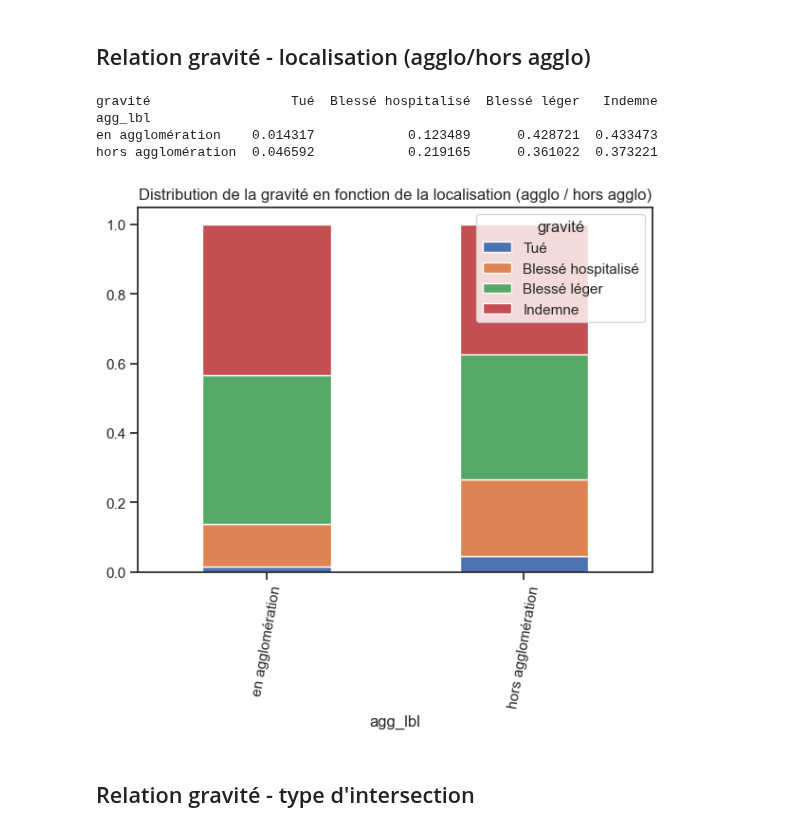
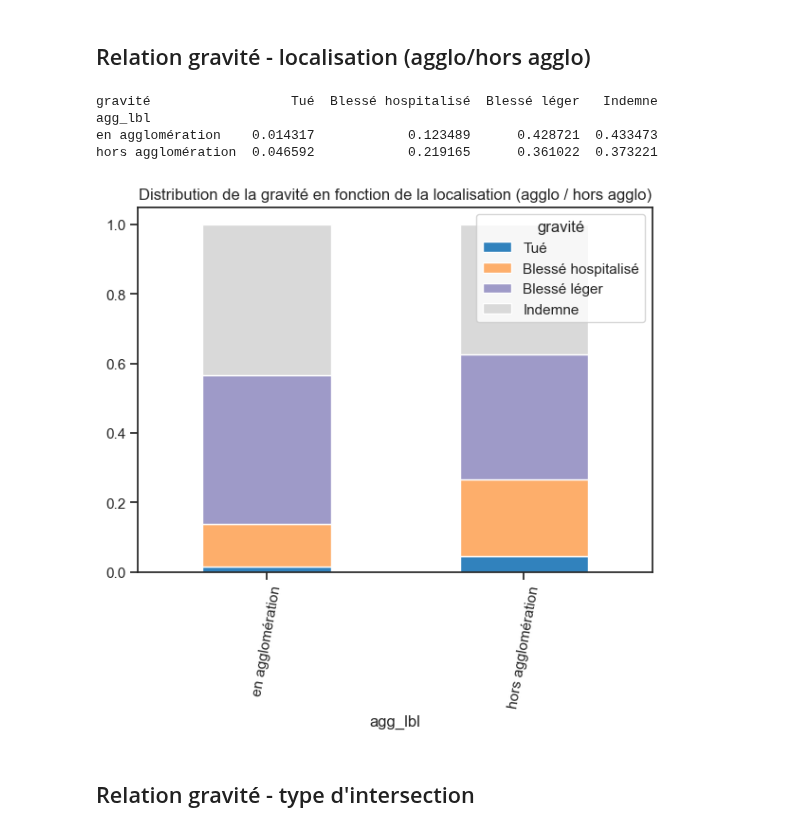
Before and after one commit to nicolascarayon/projet-accidents-routiers, a Jupyter notebook: nico_grav_caract.ipynb, the cells around one changed output. Cells and saved outputs as stored; diff of their text form; code cells hidden in the pictures.

```diff
--- a/nico_grav_caract.ipynb
+++ b/nico_grav_caract.ipynb
@@ -30,29 +28,17 @@ df = df.drop(columns=['id_vehicule', 'num_veh', 'adr', 'lat', 'long'], axis=1)
 # %% [markdown]
 ## Encodages
 # %%
-# création de 4 classes basée sur les quartiles
-# df['age'].describe()
-def get_cl_age(age):
-    if age <= 25:
-        return '0-25'
-    if 25 < age <= 37:
-        return '26-37'
-    if 37 < age <= 53:
-        return '38-53'
-    if 53 < age:
-        return '>53'
-
-df['luminosité'] = df['lum'].apply(lambda i: dr.get_labels('lum', i))
-df['gravité'] = df['grav'].apply(lambda i: dr.get_labels('grav', i))
+df['luminosité'] = df['lum'].apply(lambda i: pt.get_labels('lum', i))
+df['gravité'] = df['grav'].apply(lambda i: pt.get_labels('grav', i))
 df['age'] = 2022 - df['an_nais']
-df["classe d'age"] = [get_cl_age(age) for age in df['age']]
-df["catégorie d'utilisateur"] = df['catu'].apply(lambda i: dr.get_labels('catu', i))
-df["sexe_lbl"] = df['sexe'].apply(lambda i: dr.get_labels('sexe', i))
+df["classe d'age"] = [pt.get_cl_age(age) for age in df['age']]
+df["catégorie d'utilisateur"] = df['catu'].apply(lambda i: pt.get_labels('catu', i))
+df["sexe_lbl"] = df['sexe'].apply(lambda i: pt.get_labels('sexe', i))
 df['date'] = df[['jour', 'mois', 'an']].apply(lambda row : date(row['an'], row['mois'], row['jour']), axis=1)
-df["agg_lbl"] = df['agg'].apply(lambda i: dr.get_labels('agg', i))
-df["int_lbl"] = df['int'].apply(lambda i: dr.get_labels('int', i))
-df["atm_lbl"] = df['atm'].apply(lambda i: dr.get_labels('atm', i))
-df["col_lbl"] = df['col'].apply(lambda i: dr.get_labels('col', i))
+df["agg_lbl"] = df['agg'].apply(lambda i: pt.get_labels('agg', i))
+df["int_lbl"] = df['int'].apply(lambda i: pt.get_labels('int', i))
+df["atm_lbl"] = df['atm'].apply(lambda i: pt.get_labels('atm', i))
+df["col_lbl"] = df['col'].apply(lambda i: pt.get_labels('col', i))
 
 df = df.drop(columns=['an_nais', 'age'], axis=1)
 
@@ -190,20 +176,20 @@ dep
 # %%
 df_cross = pd.crosstab(df['agg_lbl'], df['gravité'], normalize='index')
 df_cross = df_cross.reindex(columns=columns_titles)
 print(df_cross)
 
 sns.set_theme(style="ticks")
 f, ax = plt.subplots(figsize=(7, 5))
 chart = df_cross.plot(kind="bar", stacked=True, rot=0, ax=ax,
-                         title='Distribution de la gravité en fonction de la localisation (agglo / hors agglo)')
+                      title='Distribution de la gravité en fonction de la localisation (agglo / hors agglo)', colormap=colormap)
 chart.set_xticklabels(chart.get_xticklabels(), rotation=80)
 sns.move_legend(ax, "upper right")
 # %% [output]
 gravité                  Tué  Blessé hospitalisé  Blessé léger   Indemne
 agg_lbl
 en agglomération    0.014317            0.123489      0.428721  0.433473
 hors agglomération  0.046592            0.219165      0.361022  0.373221
-[figure, old version]
+[figure, new version]
 # %% [markdown]
 ## Relation gravité - type d'intersection
 # %%
```
Also changed, not shown: parts of 6 cells of this notebook, 8 other files.
